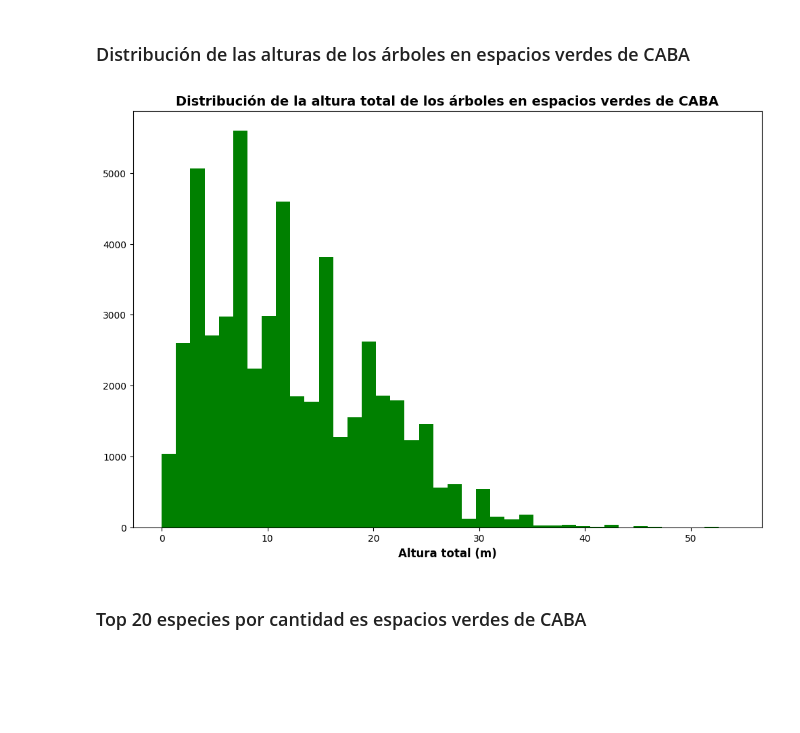
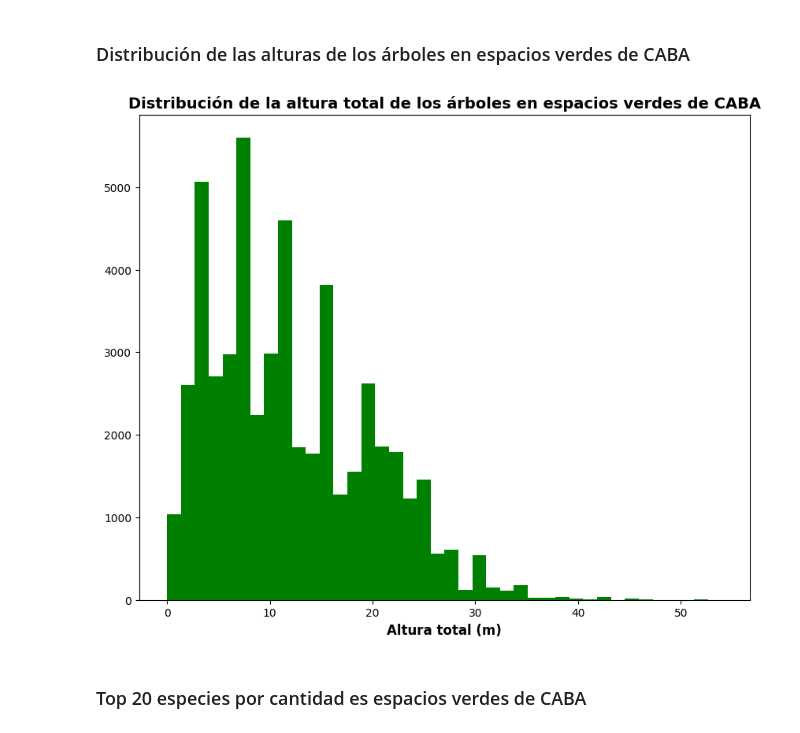
Before and after one commit to juancruzdauberte/arbolado_caba_espacios_verdes, a Jupyter notebook: arbolado.ipynb, the cells around one changed output. Cells and saved outputs as stored; diff of their text form; code cells hidden in the pictures; blank space fills up the shorter version.

Commit message:
change: sizes plots

```diff
--- a/arbolado.ipynb
+++ b/arbolado.ipynb
@@ -40,14 +40,14 @@ memory usage: 6.7+ MB
 # %% [markdown]
 ### Distribución de las alturas de los árboles en espacios verdes de CABA
 # %%
-plt.figure(figsize=(12,8))
+plt.figure(figsize=(10,8))
 
 plt.hist(arboles['altura_tot'], color='green', bins=40)
 plt.title('Distribución de la altura total de los árboles en espacios verdes de CABA', fontsize=14, fontweight='bold')
 plt.xlabel('Altura total (m)', fontsize=12, fontweight='semibold')
 plt.show()
 # %% [output]
-[figure, old version]
+[figure, new version]
 # %% [markdown]
 ### Top 20 especies por cantidad es espacios verdes de CABA
 # %%
```
Also changed, not shown: parts of 11 cells of this notebook.
